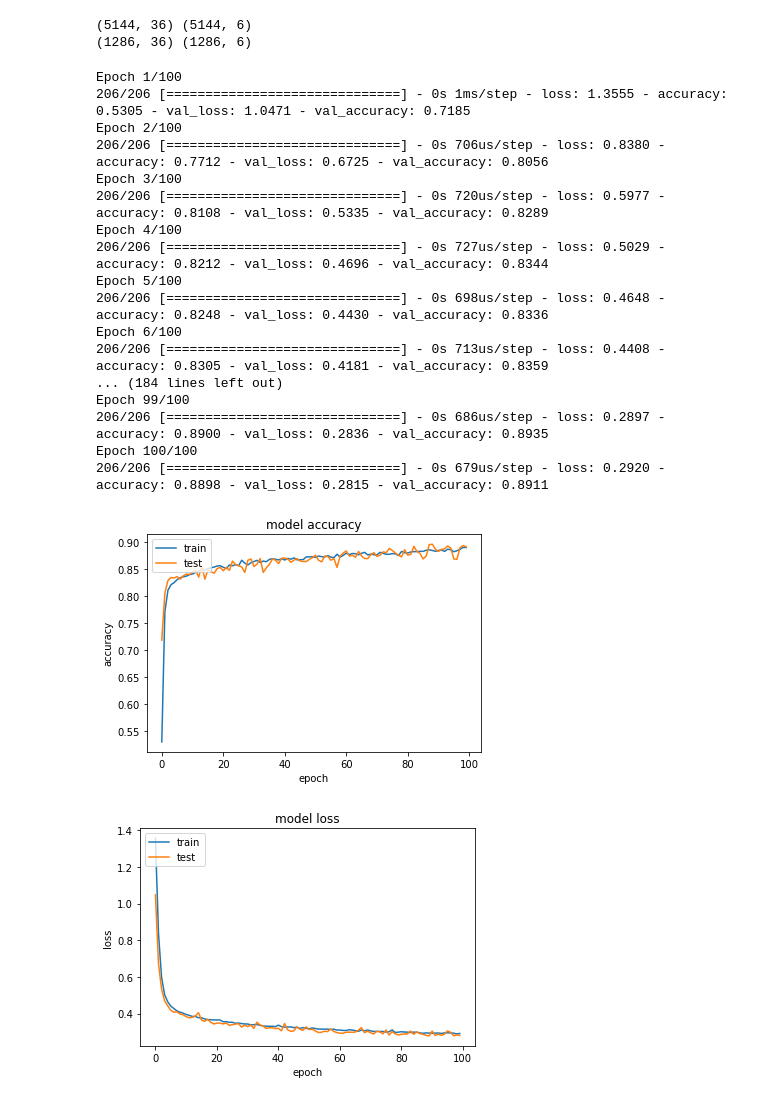
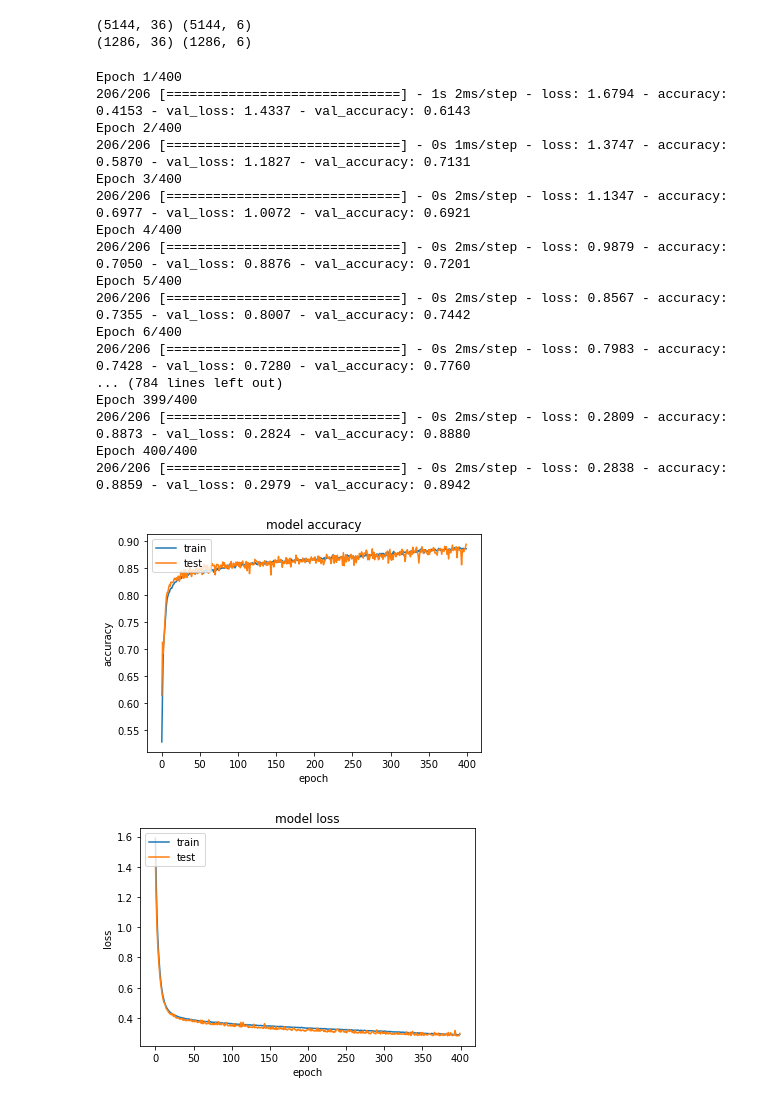
Before and after one commit to alvarogd16/BioInspirada, a Jupyter notebook: 4_Keras/4_1_clasificatoria.ipynb, the cells around one changed output. Saved outputs shown, nothing was run; the diff lists cells and outputs as text; code cells hidden in the pictures.

```diff
--- a/4_Keras/4_1_clasificatoria.ipynb
+++ b/4_Keras/4_1_clasificatoria.ipynb
@@ -97,27 +148,27 @@ M=Model1()
 # %%
 History=M.fit(X_train,Y_train,
-              epochs=100,
+              epochs=400,
               batch_size=25,
               validation_data=(X_test,Y_test))
 
 Show_History(History)
 # %% [output]
-Epoch 1/100
-206/206 [==============================] - 0s 1ms/step - loss: 1.3555 - accuracy: 0.5305 - val_loss: 1.0471 - val_accuracy: 0.7185
-Epoch 2/100
-206/206 [==============================] - 0s 706us/step - loss: 0.8380 - accuracy: 0.7712 - val_loss: 0.6725 - val_accuracy: 0.8056
-Epoch 3/100
-206/206 [==============================] - 0s 720us/step - loss: 0.5977 - accuracy: 0.8108 - val_loss: 0.5335 - val_accuracy: 0.8289
-Epoch 4/100
-206/206 [==============================] - 0s 727us/step - loss: 0.5029 - accuracy: 0.8212 - val_loss: 0.4696 - val_accuracy: 0.8344
-Epoch 5/100
-206/206 [==============================] - 0s 698us/step - loss: 0.4648 - accuracy: 0.8248 - val_loss: 0.4430 - val_accuracy: 0.8336
-Epoch 6/100
-206/206 [==============================] - 0s 713us/step - loss: 0.4408 - accuracy: 0.8305 - val_loss: 0.4181 - val_accuracy: 0.8359
-... (184 lines left out)
-Epoch 99/100
-206/206 [==============================] - 0s 686us/step - loss: 0.2897 - accuracy: 0.8900 - val_loss: 0.2836 - val_accuracy: 0.8935
-Epoch 100/100
-206/206 [==============================] - 0s 679us/step - loss: 0.2920 - accuracy: 0.8898 - val_loss: 0.2815 - val_accuracy: 0.8911
+Epoch 1/400
+206/206 [==============================] - 1s 2ms/step - loss: 1.6794 - accuracy: 0.4153 - val_loss: 1.4337 - val_accuracy: 0.6143
+Epoch 2/400
+206/206 [==============================] - 0s 1ms/step - loss: 1.3747 - accuracy: 0.5870 - val_loss: 1.1827 - val_accuracy: 0.7131
+Epoch 3/400
+206/206 [==============================] - 0s 2ms/step - loss: 1.1347 - accuracy: 0.6977 - val_loss: 1.0072 - val_accuracy: 0.6921
+Epoch 4/400
+206/206 [==============================] - 0s 2ms/step - loss: 0.9879 - accuracy: 0.7050 - val_loss: 0.8876 - val_accuracy: 0.7201
+Epoch 5/400
+206/206 [==============================] - 0s 2ms/step - loss: 0.8567 - accuracy: 0.7355 - val_loss: 0.8007 - val_accuracy: 0.7442
+Epoch 6/400
+206/206 [==============================] - 0s 2ms/step - loss: 0.7983 - accuracy: 0.7428 - val_loss: 0.7280 - val_accuracy: 0.7760
+... (784 lines left out)
+Epoch 399/400
+206/206 [==============================] - 0s 2ms/step - loss: 0.2809 - accuracy: 0.8873 - val_loss: 0.2824 - val_accuracy: 0.8880
+Epoch 400/400
+206/206 [==============================] - 0s 2ms/step - loss: 0.2838 - accuracy: 0.8859 - val_loss: 0.2979 - val_accuracy: 0.8942
-[figure, old version]
+[figure, new version]
-[figure, old version]
+[figure, new version]
```
Also changed, not shown: parts of 2 cells of this notebook, 4 other files.
